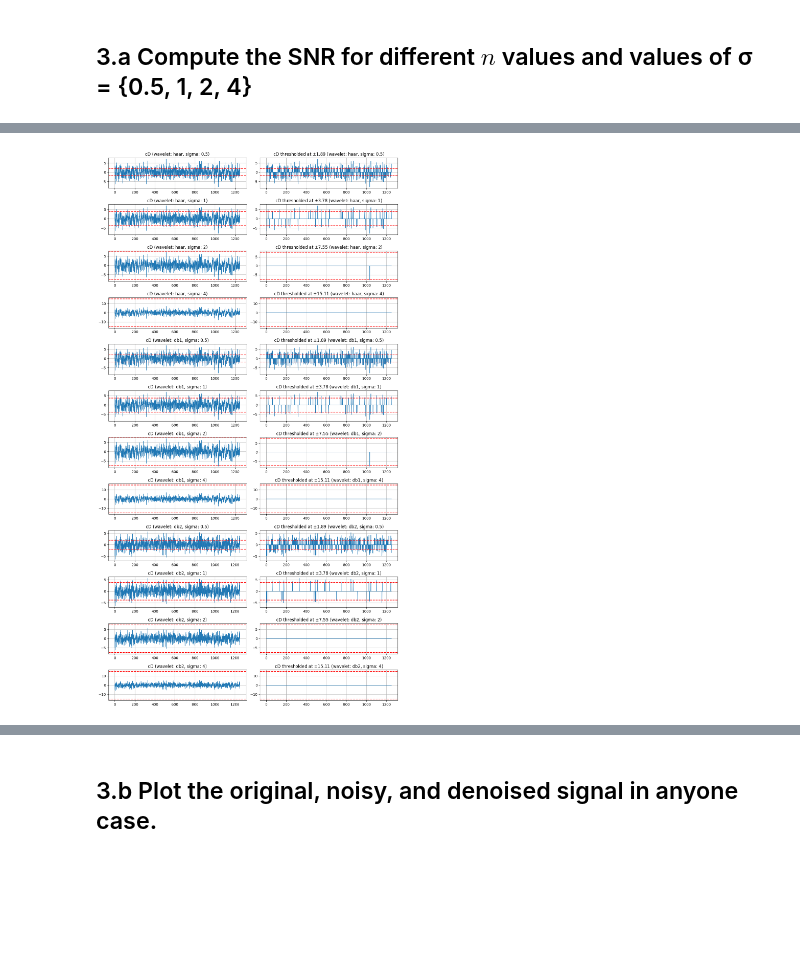
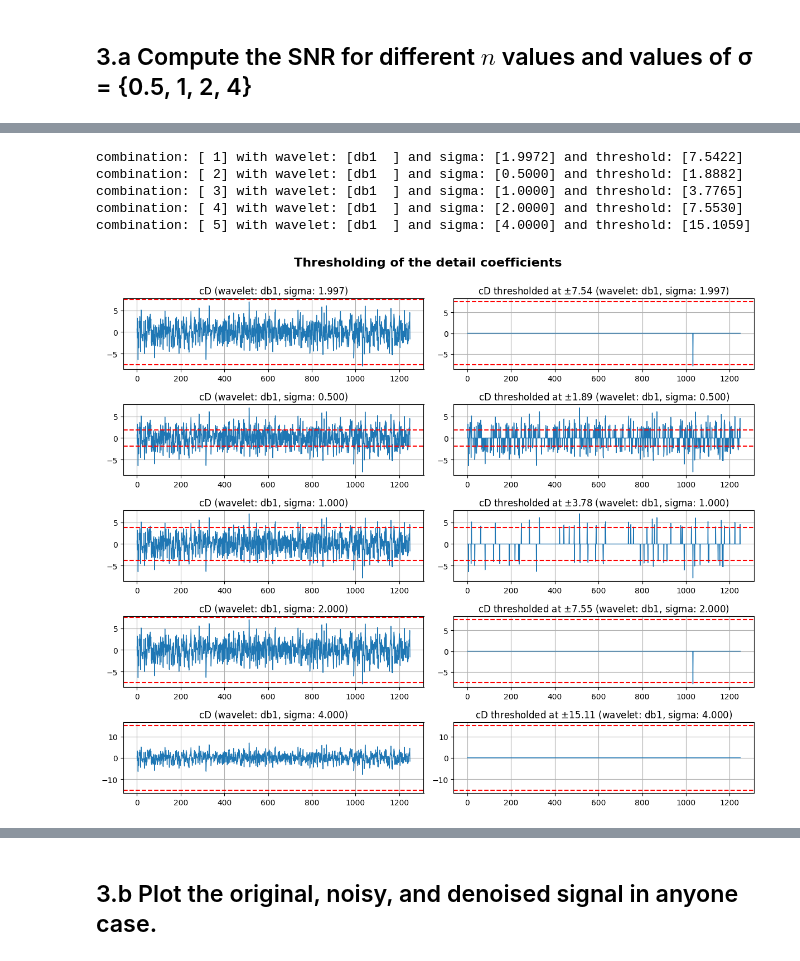
Before and after one commit to kpbaks/advanced-the-signal-processing-assignment-3, a Jupyter notebook: assignment.ipynb, the cells around one changed output, grey strips where cells are left out. Saved outputs shown, nothing was run; the diff lists cells and outputs as text; code cells hidden in the pictures; blank space fills up the shorter version.

```diff
--- a/assignment.ipynb
+++ b/assignment.ipynb
@@ -251,13 +251,13 @@ for i, wavelet in enumerate(['db1', 'db2']):
 
     _, (ax1, ax2) = plt.subplots(2, 1, figsize=(8, 6))
     ax1.plot(y, label='original signal', linewidth=1)
-    ax1.plot(reconstructed_signal, label=wavelet, linewidth=1)
+    ax1.plot(reconstructed_signal, label='reconstructed signal', linewidth=1)
     ax1.set_title(f'wavelet: {wavelet}')
     ax1.legend()
     ax1.grid()
 
     ax2.plot(y, label='original signal', linewidth=1)
-    ax2.plot(reconstructed_signal, label=wavelet, linewidth=1)
+    ax2.plot(reconstructed_signal, label='reconstructed signal', linewidth=1)
     ax2.set_title(f'wavelet: {wavelet} {zoomed_in_interval[0]}:{zoomed_in_interval[1]}')
     ax2.set_xlim(zoomed_in_interval)
     ax2.legend()
@@ -340,9 +344,9 @@ plt.show()
 # %% [markdown]
 ## 2.1 Compute signal to noise ratio (SNR).
 # %%
-def snr(x: np.ndarray, y: np.ndarray) -> float:
+def snr(signal: np.ndarray, noise: np.ndarray) -> float:
     """Signal-to-noise ratio between two signals"""
-    assert x.shape == y.shape, f'x.shape: {x.shape}, y.shape: {y.shape}'
-    return 10 * np.log10(np.mean(x**2) / np.mean((x - y)**2))
+    assert signal.shape == noise.shape, f'signal.shape: {signal.shape}, y.shape: {noise.shape}'
+    return 10 * np.log10(np.mean(signal**2) / np.mean(noise**2))
 # %%
 # SNR = snr(EEG, EEG_with_noise)
@@ -366,0 +374,8 @@ for wavelet in ['haar', 'db2']:
+# %%
+# refactor plotting code in 1.a and use it here
+
+level = 3
+
+for wavelet, coeffs in decompositions.items():
+    cA_at_level, cDs = extract_cA_and_cDs_from_wavedecn(coeffs, level)
+    plot_decomposed_signal(cA_at_level, cDs, level, figsize=(10, 14), where_to_save_fig=IMG_FOLDER / f'problem2-3-subbands-{wavelet}.pdf')
@@ -375,53 +395,71 @@ np.sqrt(np.mean(noise**2))
 # %%
-noise_level_estimate = np.sqrt(np.mean(noise**2))
+_, cD = pywt.dwt(noisy_EEG, 'db1')
+noise_level_estimate = np.median(np.abs(cD)) / 0.6745
 
 sigmas = [
-    # noise_level_estimate,
+    noise_level_estimate,
     0.5,
     1,
     2,
     4
 ]
 wavelets = [
-    'haar',
+    # 'haar',
     'db1',
-    'db2'
+    # 'db2'
 ]
 
-_, axs = plt.subplots(len(wavelets) * len(sigmas), 2, figsize=(12, 22))
+fig, axs = plt.subplots(len(wavelets) * len(sigmas), 2, figsize=(12, 10))
 
+fig.suptitle('Thresholding of the detail coefficients', fontsize=16, fontweight='bold', y=1.0)
 
-EEG_reconstructions = {}
+EEG_denoised = {}
+
+denoised_EEG_df = pl.DataFrame()
 
 for i, wavelet in enumerate(wavelets):
     for j, sigma in enumerate(sigmas):
+
         cA, cD = pywt.dwt(noisy_EEG, wavelet)
         n = len(cD) # number of detail coefficients
         T = sigma * np.sqrt(2 * np.log(n))  # threshold
 
+        print(f'combination: [{i * len(sigmas) + (j+1):2}] with wavelet: [{wavelet:5}] and sigma: [{float(sigma):.4f}] and threshold: [{T:.4f}]')
         # `hard` thresholding is used, as we do not want to
         # modify the values which is >= T
-        cD_thresholded = pywt.threshold(cD, T, mode='hard')
+        cD_thresholded: np.ndarray = pywt.threshold(cD, T, mode='hard')
 
         EEG_with_noise_reconstructed = pywt.idwt(cA, cD_thresholded, wavelet)
-        EEG_reconstructions[(wavelet, sigma)] = EEG_with_noise_reconstructed
+
+        EEG_denoised[(wavelet, sigma)] = {
+            'signal': EEG_with_noise_reconstructed,
+            # 'SNR': snr(EEG_with_noise_reconstructed, EEG_with_noise), # TODO: should EEG be subtracted from EEG_with_noise_reconstructed?
+            'SNR': snr(EEG_with_noise_reconstructed, noisy_EEG - EEG), # TODO: should EEG be subtracted from EEG_with_noise_reconstructed?
+            'RMSE': rmse(EEG_with_noise_reconstructed, noisy_EEG - EEG),
+        }
 
         idx = i * len(sigmas) + j
         ax = axs[idx]
 
         ax[0].plot(cD, label='cD', linewidth=1)
-        ax[0].set_title(f'cD (wavelet: {wavelet}, sigma: {sigma})')
+        ax[0].set_title(f'cD (wavelet: {wavelet}, sigma: {sigma:.3f})')
         ax[0].axhline(y=T, linestyle='dashed', color='red')
         ax[0].axhline(y=-T, linestyle='dashed', color='red')
         ax[0].grid()
 
         ax[1].plot(cD_thresholded, label='cD thresholded', linewidth=1)
-        ax[1].set_title(f'cD thresholded at $\pm{T:.2f}$ (wavelet: {wavelet}, sigma: {sigma})')
+        ax[1].set_title(f'cD thresholded at $\pm{T:.2f}$ (wavelet: {wavelet}, sigma: {sigma:.3f})')
         ax[1].axhline(y=T, linestyle='dashed', color='red')
         ax[1].axhline(y=-T, linestyle='dashed', color='red')
         ax[1].grid()
 
 plt.tight_layout()
+plt.savefig(IMG_FOLDER / 'problem3-thresholding-of-detail-coefficients.pdf', format='pdf')
 plt.show()
 # %% [output]
+combination: [ 1] with wavelet: [db1  ] and sigma: [1.9972] and threshold: [7.5422]
+combination: [ 2] with wavelet: [db1  ] and sigma: [0.5000] and threshold: [1.8882]
+combination: [ 3] with wavelet: [db1  ] and sigma: [1.0000] and threshold: [3.7765]
+combination: [ 4] with wavelet: [db1  ] and sigma: [2.0000] and threshold: [7.5530]
+combination: [ 5] with wavelet: [db1  ] and sigma: [4.0000] and threshold: [15.1059]
-[figure, old version]
+[figure, new version]
```
Also changed, not shown: parts of 20 cells of this notebook, 7 other files.
